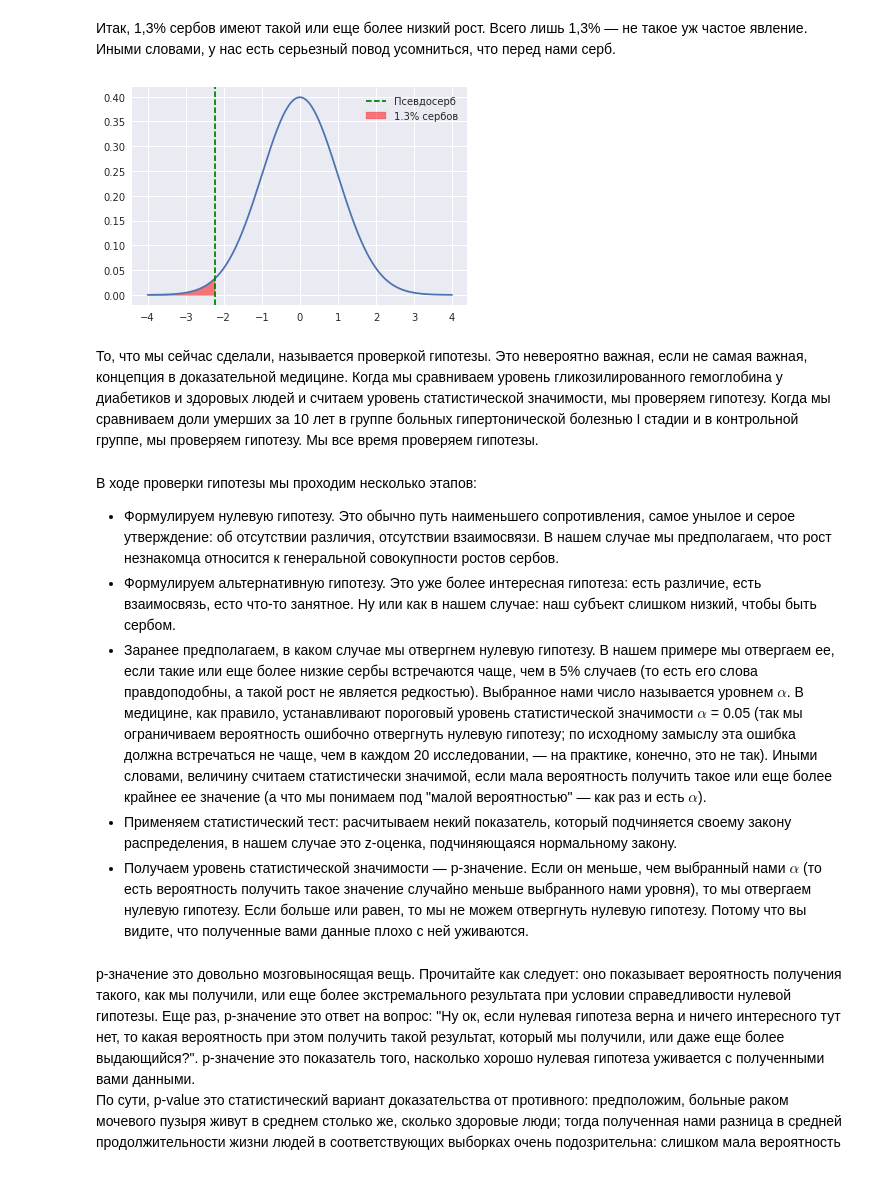
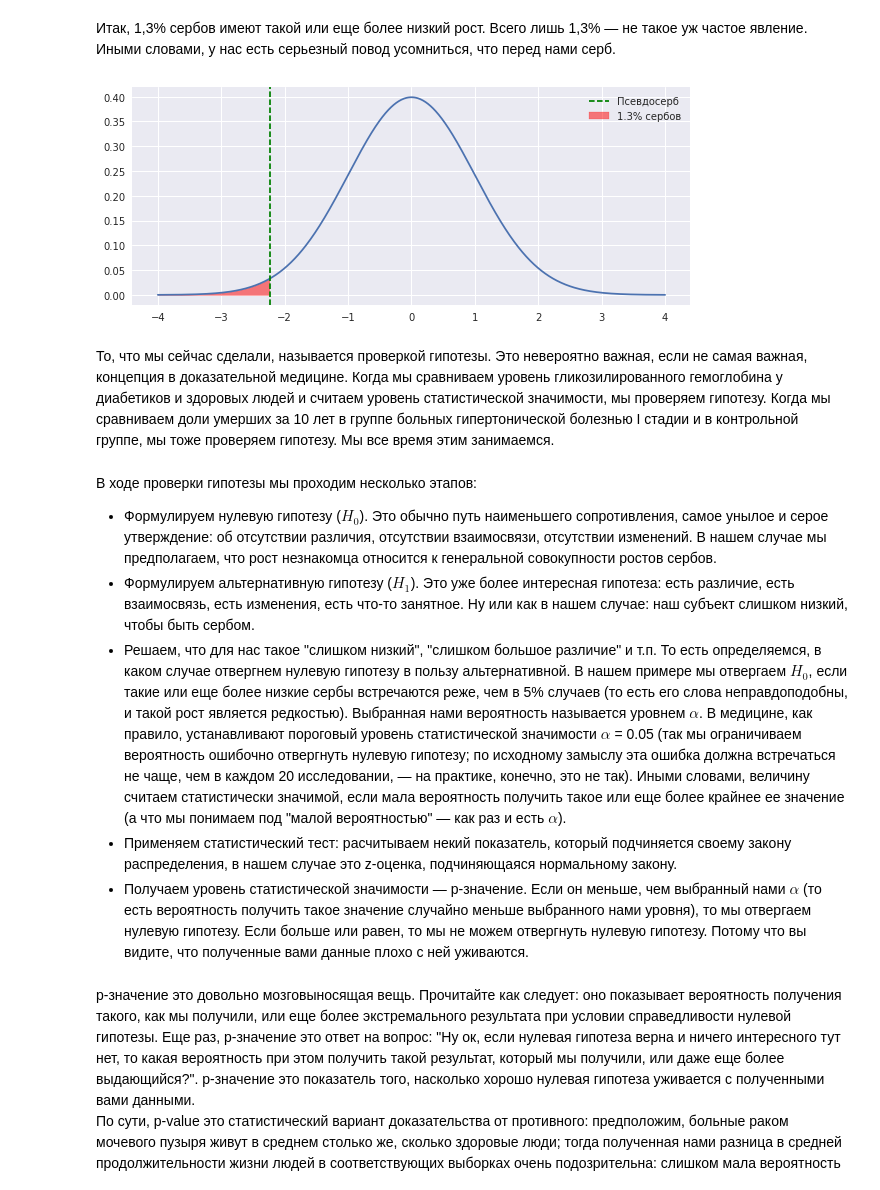
Before and after one commit to mishaberegov/statistics, a Jupyter notebook: Статистика_для_нубов.ipynb, the cells around one changed output. Drawn from its saved outputs; the diff is of its cells as text; code cells hidden in the pictures.

```diff
--- a/Статистика_для_нубов.ipynb
+++ b/Статистика_для_нубов.ipynb
@@ -666,24 +710,25 @@ i
 # %% [markdown]
 Итак, 1,3% сербов имеют такой или еще более низкий рост. Всего лишь 1,3% &mdash; не такое уж частое явление. Иными словами, у нас есть серьезный повод усомниться, что перед нами серб.
 # %%
+plt.figure(figsize=(10, 4))
 x = np.linspace(-4,4,801, endpoint=True)
 norm_rv = stats.norm(loc=0, scale = 1)
 y1 = norm_rv.pdf(x)
 plt.plot(x,y1)
 l1=plt.axvline(-2.23, color='g', ls='dashed', label='Псевдосерб')
 fill=plt.fill_between(x[:np.where(x==-2.23)[0][0]], \
                  y1[:np.where(x==-2.23)[0][0]], color='r', alpha=0.5, label='1.3% сербов')
 plt.legend(handles=[l1, fill])
 plt.show()
 # %% [output]
-[figure, old version]
+[figure, new version]
 # %% [markdown]
-То, что мы сейчас сделали, называется проверкой гипотезы. Это невероятно важная, если не самая важная, концепция в доказательной медицине. Когда мы сравниваем уровень гликозилированного гемоглобина у диабетиков и здоровых людей и считаем уровень статистической значимости, мы проверяем гипотезу. Когда мы сравниваем доли умерших за 10 лет в группе больных гипертонической болезнью I стадии и в контрольной группе, мы проверяем гипотезу. Мы все время проверяем гипотезы.
+То, что мы сейчас сделали, называется проверкой гипотезы. Это невероятно важная, если не самая важная, концепция в доказательной медицине. Когда мы сравниваем уровень гликозилированного гемоглобина у диабетиков и здоровых людей и считаем уровень статистической значимости, мы проверяем гипотезу. Когда мы сравниваем доли умерших за 10 лет в группе больных гипертонической болезнью I стадии и в контрольной группе, мы тоже проверяем гипотезу. Мы все время этим занимаемся.
 # %% [markdown]
 В ходе проверки гипотезы мы проходим несколько этапов: <br>
-* Формулируем нулевую гипотезу. Это обычно путь наименьшего сопротивления, самое унылое и серое утверждение: об отсутствии различия, отсутствии взаимосвязи. В нашем случае мы предполагаем, что рост незнакомца относится к генеральной совокупности ростов сербов.
-* Формулируем альтернативную гипотезу. Это уже более интересная гипотеза: есть различие, есть взаимосвязь, есто что-то занятное. Ну или как в нашем случае: наш субъект слишком низкий, чтобы быть сербом.
-* Заранее предполагаем, в каком случае мы отвергнем нулевую гипотезу. В нашем примере мы отвергаем ее, если такие или еще более низкие сербы встречаются чаще, чем в 5% случаев (то есть его слова правдоподобны, а такой рост не является редкостью). Выбранное нами число называется уровнем $\alpha$. В медицине, как правило, устанавливают пороговый уровень статистической значимости $\alpha$ = 0.05 (так мы ограничиваем вероятность ошибочно отвергнуть нулевую гипотезу; по исходному замыслу эта ошибка должна встречаться не чаще, чем в каждом 20 исследовании, &mdash; на практике, конечно, это не так). Иными словами, величину считаем статистически значимой, если мала вероятность получить такое или еще более крайнее ее значение (а что мы понимаем под "малой вероятностью" &mdash; как раз и есть $\alpha$).
+* Формулируем нулевую гипотезу ($H_0$). Это обычно путь наименьшего сопротивления, самое унылое и серое утверждение: об отсутствии различия, отсутствии взаимосвязи, отсутствии изменений. В нашем случае мы предполагаем, что рост незнакомца относится к генеральной совокупности ростов сербов.
+* Формулируем альтернативную гипотезу ($H_1$). Это уже более интересная гипотеза: есть различие, есть взаимосвязь, есть изменения, есть что-то занятное. Ну или как в нашем случае: наш субъект слишком низкий, чтобы быть сербом.
+* Решаем, что для нас такое "слишком низкий", "слишком большое различие" и т.п. То есть определяемся, в каком случае отвергнем нулевую гипотезу в пользу альтернативной. В нашем примере мы отвергаем $H_0$, если такие или еще более низкие сербы встречаются реже, чем в 5% случаев (то есть его слова неправдоподобны, и такой рост является редкостью). Выбранная нами вероятность называется уровнем $\alpha$. В медицине, как правило, устанавливают пороговый уровень статистической значимости $\alpha$ = 0.05 (так мы ограничиваем вероятность ошибочно отвергнуть нулевую гипотезу; по исходному замыслу эта ошибка должна встречаться не чаще, чем в каждом 20 исследовании, &mdash; на практике, конечно, это не так). Иными словами, величину считаем статистически значимой, если мала вероятность получить такое или еще более крайнее ее значение (а что мы понимаем под "малой вероятностью" &mdash; как раз и есть $\alpha$).
 * Применяем статистический тест: расчитываем некий показатель, который подчиняется своему закону распределения, в нашем случае это z-оценка, подчиняющаяся нормальному закону.
 * Получаем уровень статистической значимости &mdash; p-значение. Если он меньше, чем выбранный нами $\alpha$ (то есть вероятность получить такое значение случайно меньше выбранного нами уровня), то мы отвергаем нулевую гипотезу. Если больше или равен, то мы не можем отвергнуть нулевую гипотезу. Потому что вы видите, что полученные вами данные плохо с ней уживаются.
 # %% [markdown]
```
Also changed, not shown: parts of 24 cells of this notebook.
